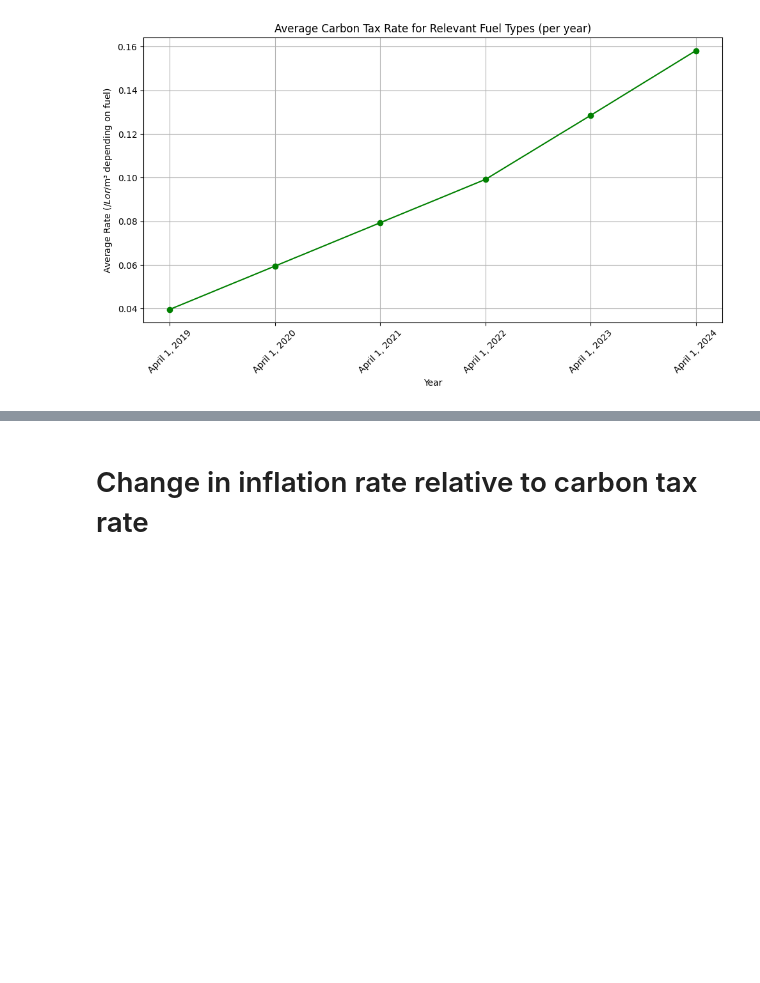
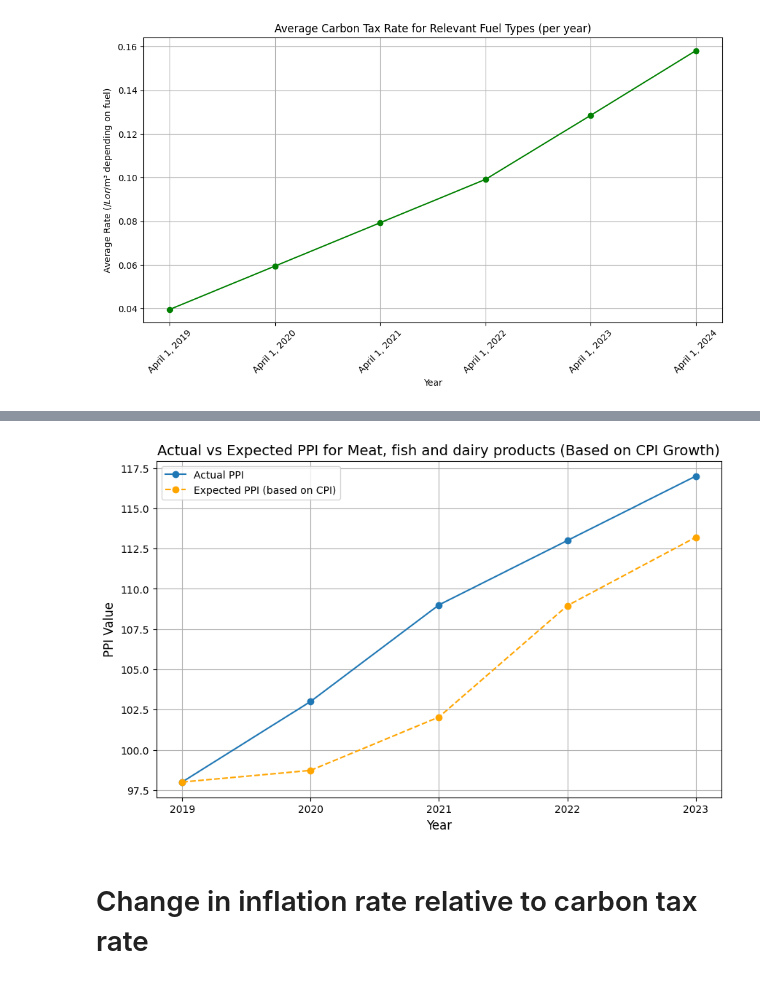
Before and after one commit to Matthew-S-Chiasson/CS2545-Analytics-on-the-price-of-Groceries-due-to-the-Carbon-Tax, a Jupyter notebook: Carbon_Tax_Data_Observations.ipynb, the cells around one changed output, grey strips where cells are left out. Drawn from its saved outputs; the diff is of its cells as text; code cells hidden in the pictures; blank space fills up the shorter version.

```diff
--- a/Carbon_Tax_Data_Observations.ipynb
+++ b/Carbon_Tax_Data_Observations.ipynb
@@ -245,3 +214,53 @@ plt.show()
+# %%
+ppi = pd.read_csv('Sources/Industrial product price index monthly 2019 - 2023.csv', sep=',', skiprows=9, nrows=16)
+
+first_row_ppi = ppi.iloc[1]
+title = first_row_ppi.iloc[0]
+
+ppiVal = pd.to_numeric(first_row_ppi.iloc[1:56].values)
+ppi_years = ['2019', '2020', '2021', '2022', '2023']
+avg_by_year = []
+index = 0
+
+for i in ppi_years[:-1]: #Skip 2023 as it only has 7 months
+    end = index + 12
+    avg = ppiVal[index:end].mean()
+    avg_by_year.append(round(avg))
+    index = end
+
+avg_2023 = ppiVal[index:index + 7].mean()
+avg_by_year.append(round(avg_2023))
+
+cpi_2019 = pd.read_csv('Sources/2019-2024CPI.csv', sep=',', skiprows=10, nrows=16)
+cpi_2019 = cpi_2019.dropna()
+
+# Extract first CPI row (the relevant product)
+first_row_19 = cpi_2019.iloc[0]
+product_name = first_row_19.iloc[0]
+years_19 = ['2019', '2020', '2021', '2022', '2023']
+
+# Get CPI values and convert to float
+cpi_values = pd.to_numeric(first_row_19.iloc[1:6].values)  # Ignore 2024 since no PPI yet
+
+# Base year CPI for comparison
+base_cpi = cpi_values[0]
+
+# Calculate expected PPI values based on CPI growth
+base_ppi = avg_by_year[0]
+expected_ppi = [(cpi / base_cpi) * base_ppi for cpi in cpi_values]
+
+# Plot actual vs expected PPI
+plt.figure(figsize=(10, 6))
+plt.plot(years_19, avg_by_year[:5], marker='o', label='Actual PPI')
+plt.plot(years_19, expected_ppi, marker='o', linestyle='--', label='Expected PPI (based on CPI)', color='orange')
+plt.title(f"Actual vs Expected PPI for {title} (Based on CPI Growth)", fontsize=14)
+plt.xlabel('Year', fontsize=12)
+plt.ylabel('PPI Value', fontsize=12)
+plt.legend()
+plt.grid(True)
+plt.show()
+# %% [output]
+[figure, added]
 # %% [markdown]
 # Change in inflation rate relative to carbon tax rate
 # %%
```
Also changed, not shown: parts of 4 cells of this notebook.
